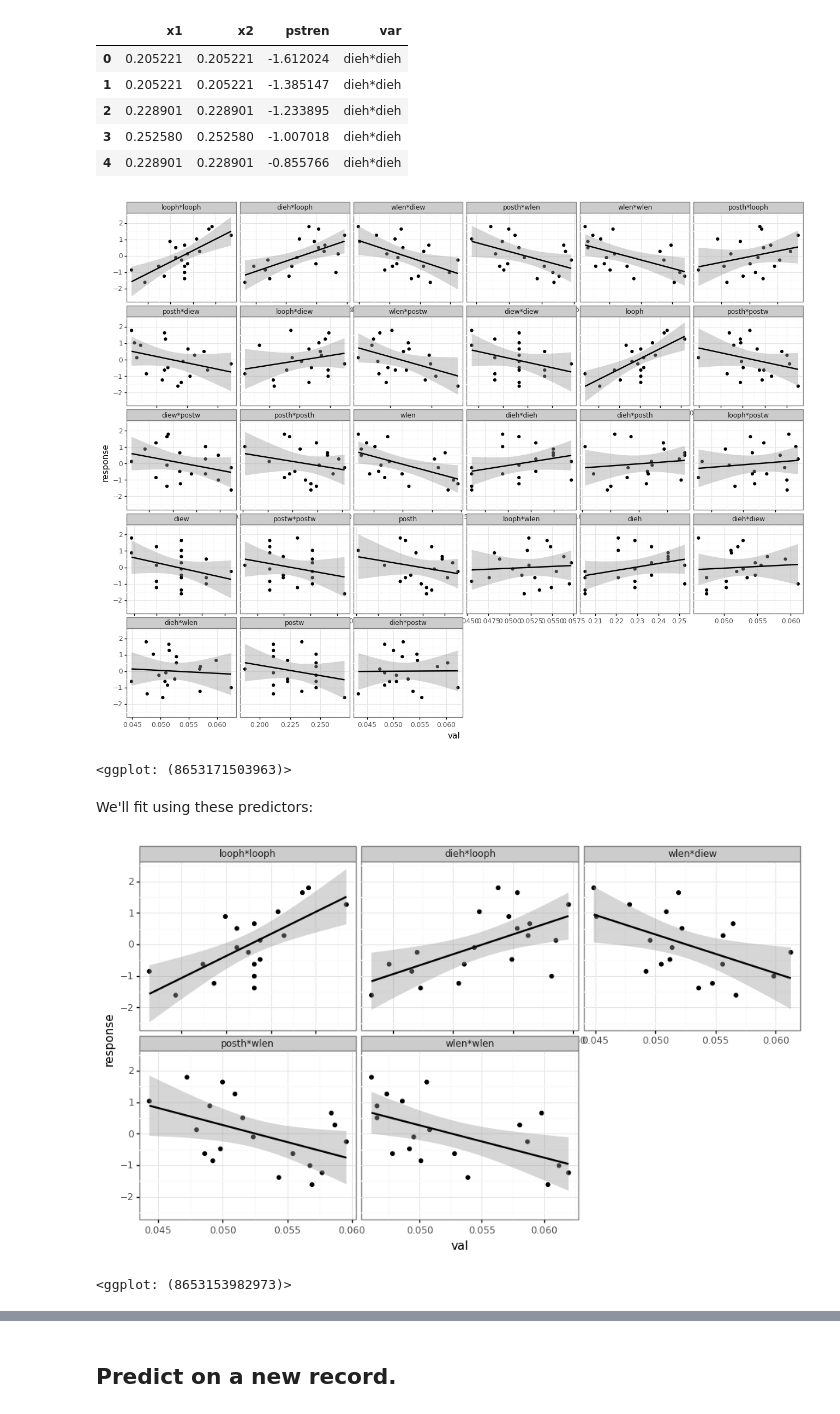
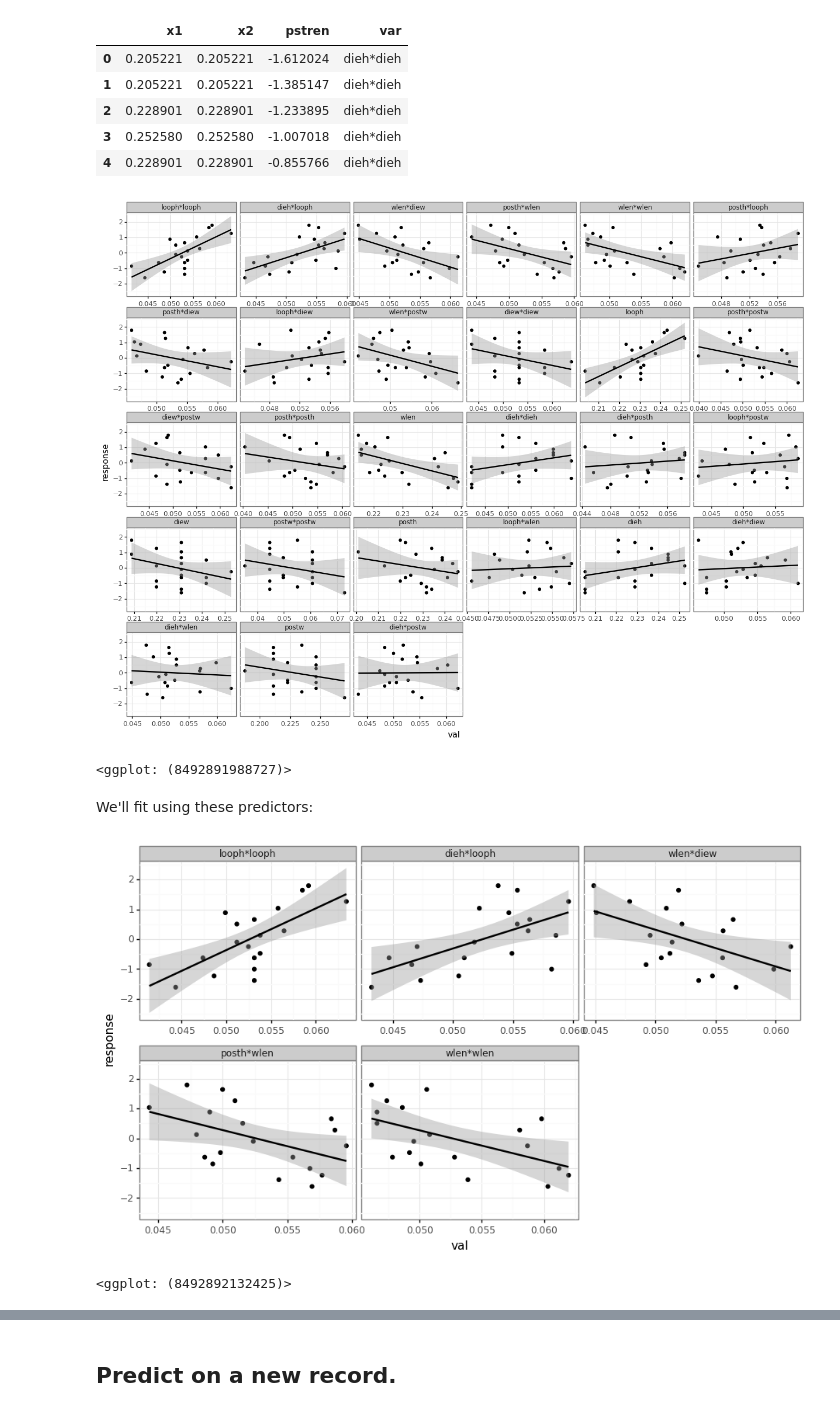
Before and after one commit to allswellthatsmaxwell/surrogates, a Jupyter notebook: ch01_problem01.ipynb, the cells around one changed output, grey strips where cells are left out. Cells and saved outputs as stored; diff of their text form; code cells hidden in the pictures.

```diff
--- a/ch01_problem01.ipynb
+++ b/ch01_problem01.ipynb
@@ -190,7 +190,7 @@ def plot_scatter(dat, figsize=(16, 12)):
         pn.geom_smooth(method='lm') +
         pn.facet_wrap("var", scales='free_x') +
         pn.theme_bw() +
-        pn.theme(figure_size=figsize))
+        pn.theme(figure_size=figsize, subplots_adjust={'hspace': 0.25}))
 
 
 def plot_predictions_actual(pred_df, figsize):
@@ -214,9 +214,9 @@ def plot_predictions_residuals(pred_df, figsize):
 
 def plot_predictions(pred_df, figsize):
     actual = plot_predictions_actual(pred_df, figsize) + pn.ggtitle('actuals')
-    display(actual)
+    display(actual);
     resid = plot_predictions_residuals(pred_df, figsize) + pn.ggtitle('residuals')
-    display(resid)
+    display(resid);
 # %%
 dm = DataManager()
 dm.data.head()
@@ -289,20 +289,20 @@ plot_df[~memberships]
 plot_df['var'] = pd.Categorical(list(plot_df['var']), categories=list(slopes_df['var']))
 # %%
 all_data_plot = plot_scatter(plot_df)
-all_data_plot
+display(all_data_plot)
 # %% [output]
-[figure, old version]
+[figure, new version]
-<ggplot: (8653171503963)>
+<ggplot: (8492891988727)>
 # %%
 variables = ['looph*looph', 'dieh*looph', 'wlen*diew', 'posth*wlen', 'wlen*wlen']
 # %% [markdown]
 We'll fit using these predictors:
 # %%
 selected_plot_df = plot_df[plot_df['var'].apply(lambda s: s in variables)]
-plot_scatter(selected_plot_df, (11, 6))
+display(plot_scatter(selected_plot_df, (11, 6)))
 # %% [output]
-[figure, old version]
+[figure, new version]
-<ggplot: (8653153982973)>
+<ggplot: (8492892132425)>
 # %%
 y = dm.data[dm.response].values
 # %%
```
Also changed, not shown: parts of 2 cells of this notebook, 3 other files.
